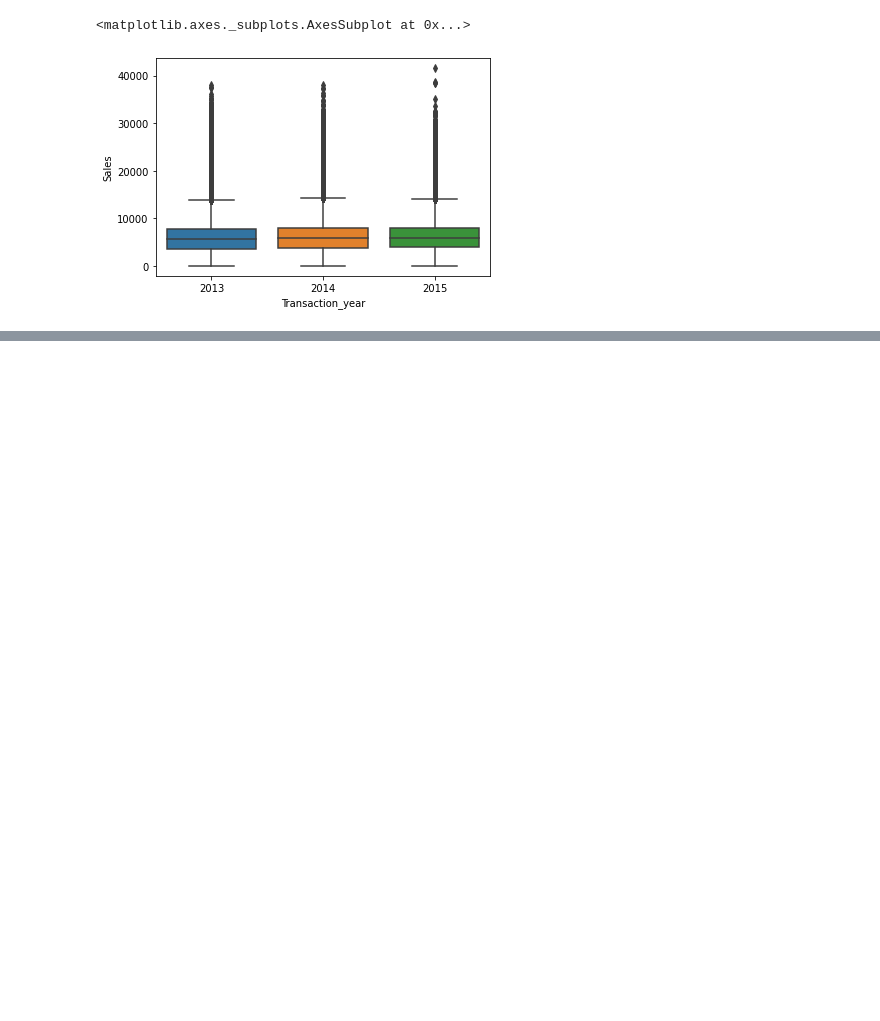
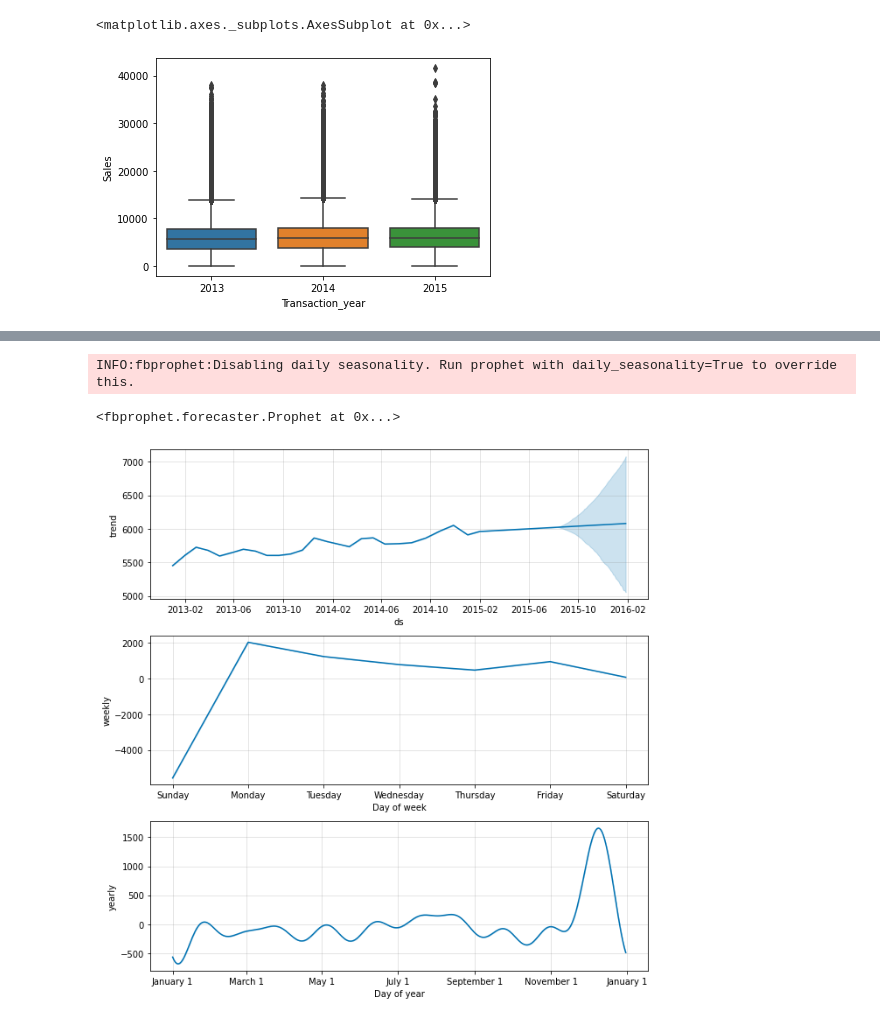
Before and after one commit to omkar123katare/Capstone_2_Retail_sales_prediction, a Jupyter notebook: retail_sales__predicton_capstone_2.ipynb, the cells around one changed output, grey strips where cells are left out. Drawn from its saved outputs; the diff is of its cells as text; code cells hidden in the pictures; blank space fills up the shorter version.

```diff
--- a/retail_sales__predicton_capstone_2.ipynb
+++ b/retail_sales__predicton_capstone_2.ipynb
@@ -698,0 +707,4 @@ Data Preparation for
+# %%
+model=Prophet()
+# %%
+dff=new_df[['Date','Sales']]
@@ -698,0 +713,15 @@ Data Preparation for
+# %%
+dff=dff.rename(columns={'Date':'ds','Sales':'y'})
+# %%
+model.fit(dff)
+# %% [output]
+INFO:fbprophet:Disabling daily seasonality. Run prophet with daily_seasonality=True to override this.
+<fbprophet.forecaster.Prophet at 0x...>
+# %%
+future = model.make_future_dataframe(periods=180)
+forecast = model.predict(future)
+
+#figure = model.plot(forecast,xlabel='years',ylabel='Sales')
+figure2 = model.plot_components(forecast)
+# %% [output]
+[figure, added]
```
Also changed, not shown: parts of 13 cells of this notebook.
